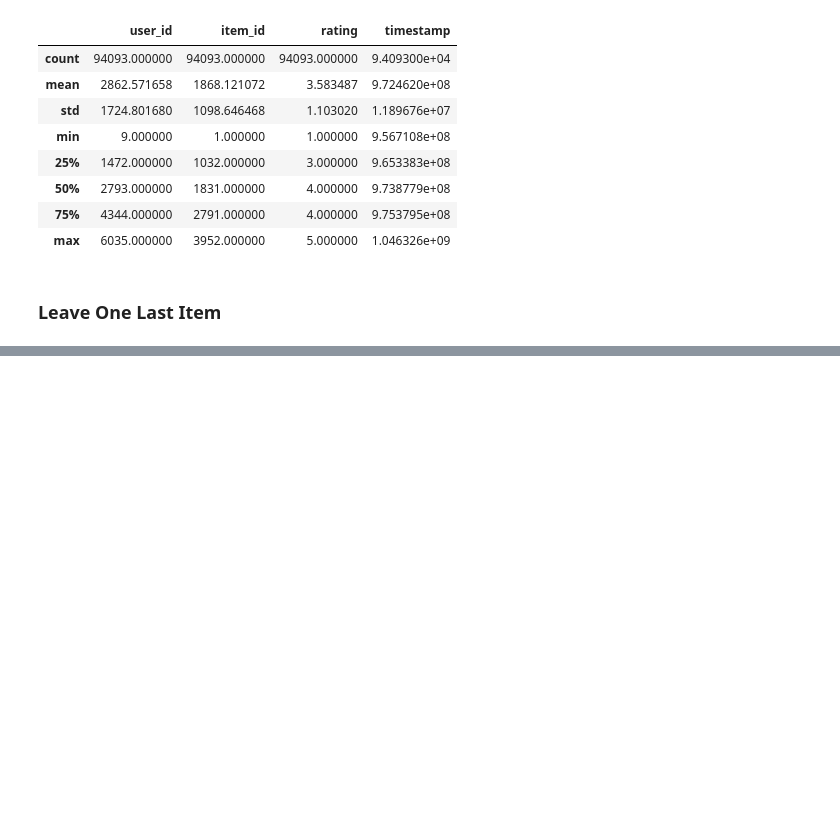
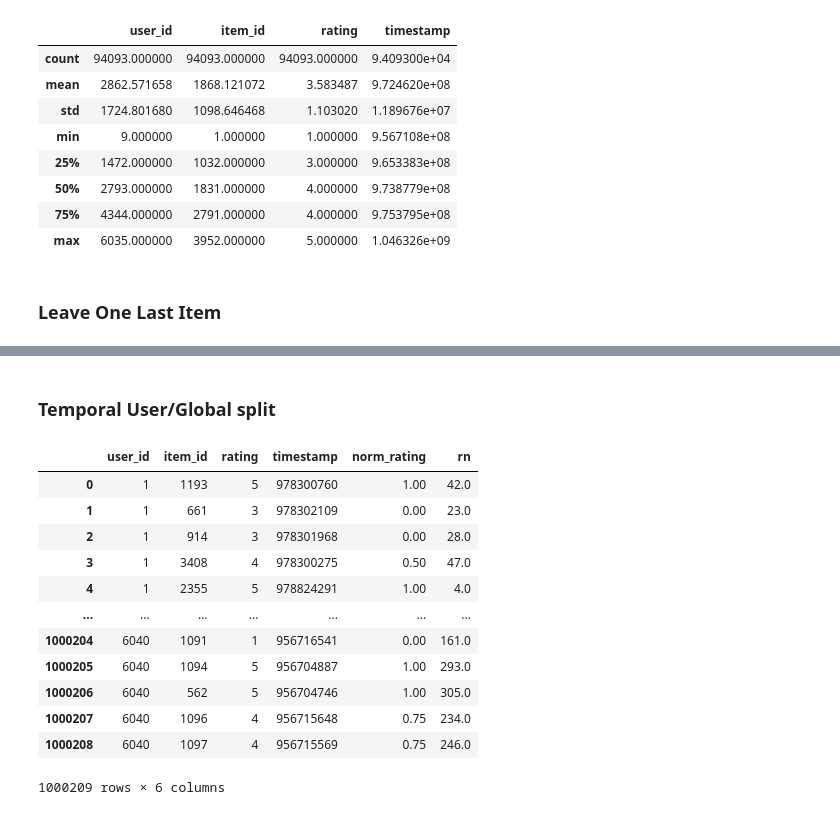
Before and after one commit to dkulemin/recsys-playground, a Jupyter notebook: experiments/MovieLens/1.0_data_works.ipynb, the cells around one changed output, grey strips where cells are left out. Cells and saved outputs as stored; diff of their text form; code cells hidden in the pictures; blank space fills up the shorter version.

Commit message:
some splits added

```diff
--- a/experiments/MovieLens/1.0_data_works.ipynb
+++ b/experiments/MovieLens/1.0_data_works.ipynb
@@ -307,0 +278,3 @@ inter.groupby('user_id').agg(last_timestamp=('timestamp', 'max'))
+# %%
+groupper = inter.groupby('user_id')['rating']
+inter['norm_rating'] = (inter['rating'] - groupper.transform('min')) / (groupper.transform('max') - groupper.transform('min'))
@@ -307,0 +290,2 @@ inter.groupby('user_id').agg(last_timestamp=('timestamp', 'max'))
+# %%
+inter['rn'] = inter.groupby('user_id')['timestamp'].rank(method="first", ascending=False)
@@ -307,0 +323,18 @@ inter.groupby('user_id').agg(last_timestamp=('timestamp', 'max'))
+# %% [markdown]
+### Temporal User/Global split
+# %%
+inter
+# %% [output]
+|  | user_id | item_id | rating | timestamp | norm_rating | rn |
+| 0 | 1 | 1193 | 5 | 978300760 | 1.00 | 42.0 |
+| 1 | 1 | 661 | 3 | 978302109 | 0.00 | 23.0 |
+| 2 | 1 | 914 | 3 | 978301968 | 0.00 | 28.0 |
+| 3 | 1 | 3408 | 4 | 978300275 | 0.50 | 47.0 |
+| 4 | 1 | 2355 | 5 | 978824291 | 1.00 | 4.0 |
+| ... | ... | ... | ... | ... | ... | ... |
+| 1000204 | 6040 | 1091 | 1 | 956716541 | 0.00 | 161.0 |
+| 1000205 | 6040 | 1094 | 5 | 956704887 | 1.00 | 293.0 |
+| 1000206 | 6040 | 562 | 5 | 956704746 | 1.00 | 305.0 |
+| 1000207 | 6040 | 1096 | 4 | 956715648 | 0.75 | 234.0 |
+| 1000208 | 6040 | 1097 | 4 | 956715569 | 0.75 | 246.0 |
+1000209 rows × 6 columns
```
Also changed, not shown: parts of 20 cells of this notebook.
